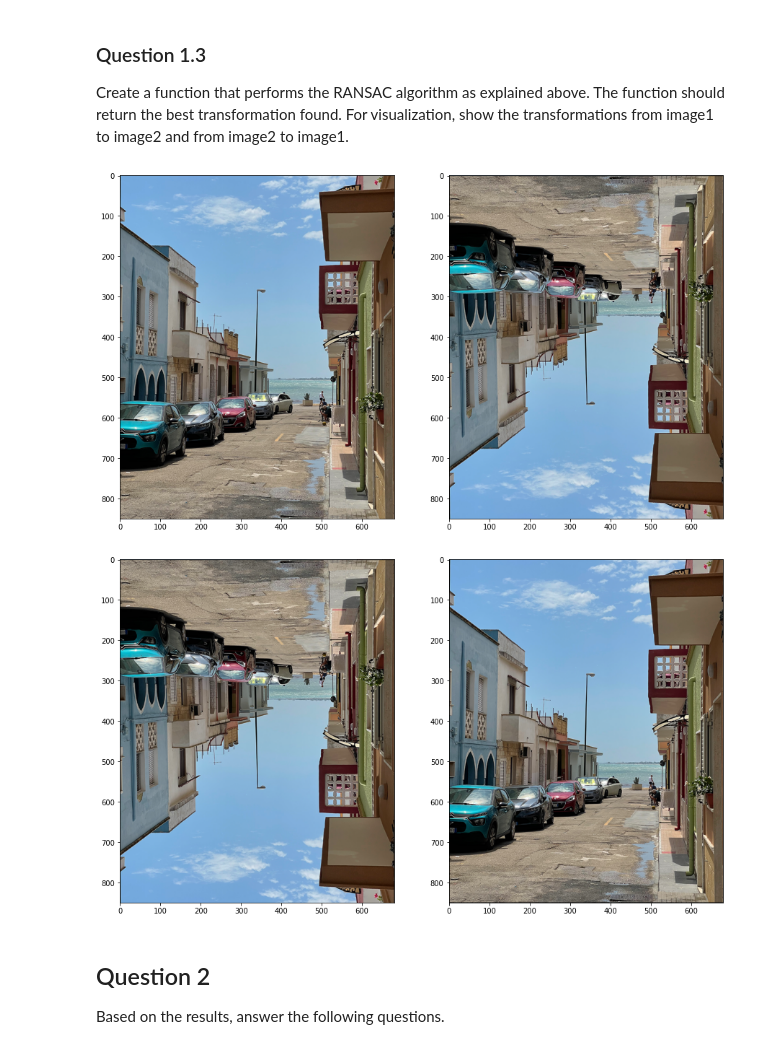
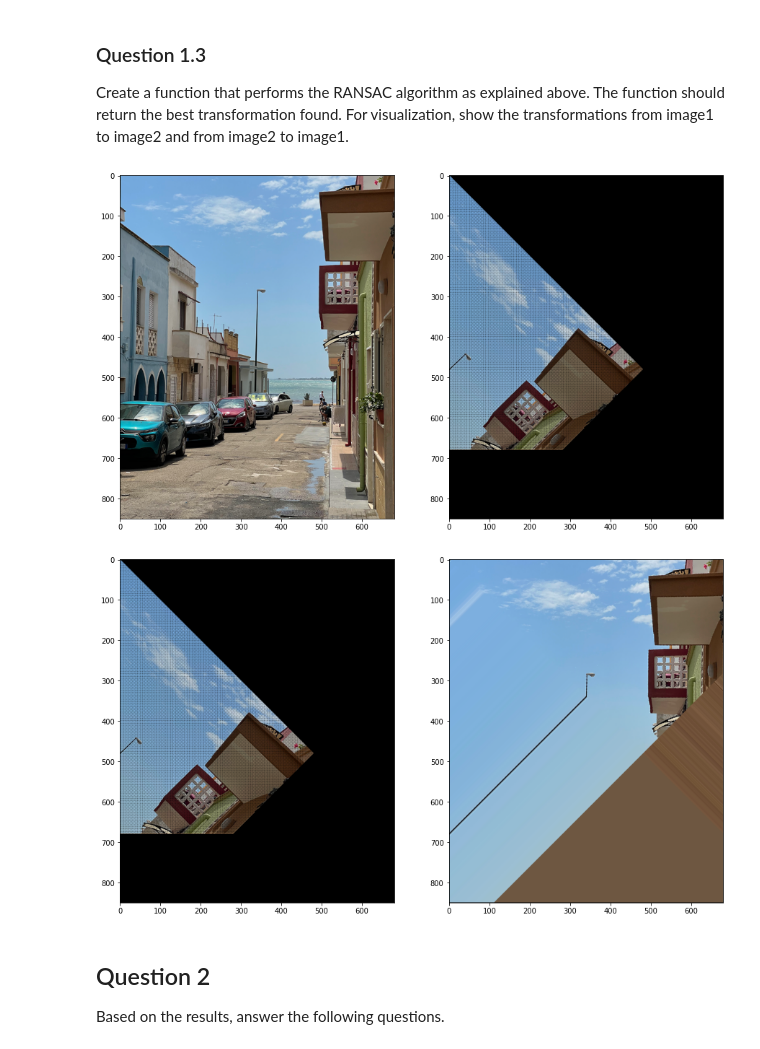
Before and after one commit to joangog/computer-vision-1, a Jupyter notebook: lab4/13486578_12167320_14334739.ipynb, the cells around one changed output. Cells and saved outputs as stored; diff of their text form; code cells hidden in the pictures.

```diff
--- a/lab4/13486578_12167320_14334739.ipynb
+++ b/lab4/13486578_12167320_14334739.ipynb
@@ -219,6 +219,16 @@ def affine_transform(img, mat, warp='forward'):
             u, v, z = (mat @ cor)
             u = np.rint(u / z).astype(int)
             v = np.rint(v / z).astype(int)
+
+            if v > h-1:
+                v = h-1
+            if u > w-1:
+                u = w-1
+            if u < 0:
+                u = 0
+            if v < 0:
+                v = 0
+
             output[v, u] = img[cor[1], cor[0]]
 
     if warp == 'inverse':
@@ -229,18 +239,17 @@ def affine_transform(img, mat, warp='forward'):
             x, y, z = (np.linalg.inv(mat) @ cor)
             x = np.rint(x / z).astype(int)
             y = np.rint(y / z).astype(int)
+
+            if y > h-1:
+                y = h-1
+            if x > w-1:
+                x = w-1
+            if x < 0:
+                x = 0
+            if y < 0:
+                y = 0
+
             output[cor[1], cor[0]] = img[y, x]
-
-#             if y > h-1:
-# #                 print(y)
-#                 y = h-1
-#             if x > w-1:
-# #                 print(x)
-#                 x = w-1
-#             if x < 0:
-#                 x = 0
-#             if y < 0:
-#                 y = 0
 
 #             if x > w or y > h:
 #                 output[cor[1], cor[0]] = 0
@@ -256,13 +265,13 @@ def affine_transform(img, mat, warp='forward'):
 
     return output
 # %%
-a = affine_transform(img1, np.array([[1, 0, 0], [0, -1, 0], [0,0,1]]), warp='forward')
+a = affine_transform(img1, np.array([[np.sqrt(2) / 2, - np.sqrt(2) / 2, 0], [np.sqrt(2) / 2, np.sqrt(2) / 2, 0], [0,0,1]]), warp='forward')
 # %% [output]
-[figure, old version]
+[figure, new version]
 # %%
-b = affine_transform(a, np.array([[1, 0, 0], [0, -1, 0], [0,0,1]]).T, warp='inverse')
+b = affine_transform(a, np.array([[np.sqrt(2) / 2, - np.sqrt(2) / 2, 0], [np.sqrt(2) / 2, np.sqrt(2) / 2, 0], [0,0,1]]).T, warp='inverse')
 # %% [output]
-[figure, old version]
+[figure, new version]
 # %%
 def ransac(kp1, kp2, matches, N):
     """
```
